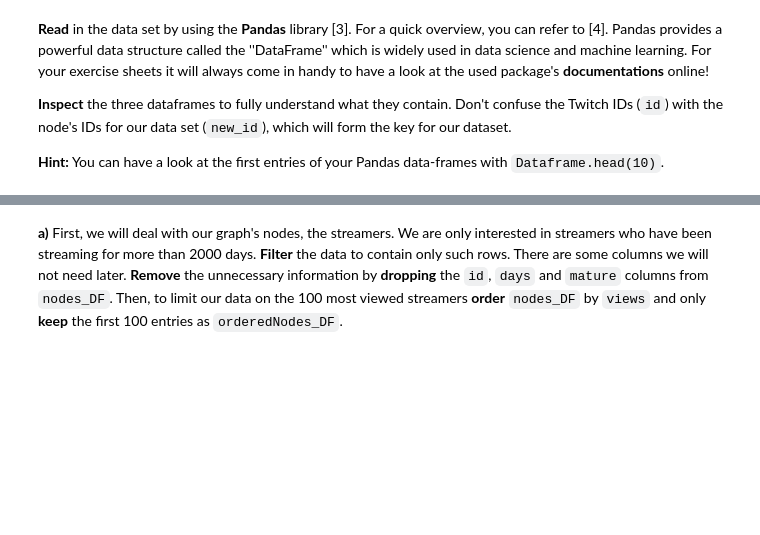
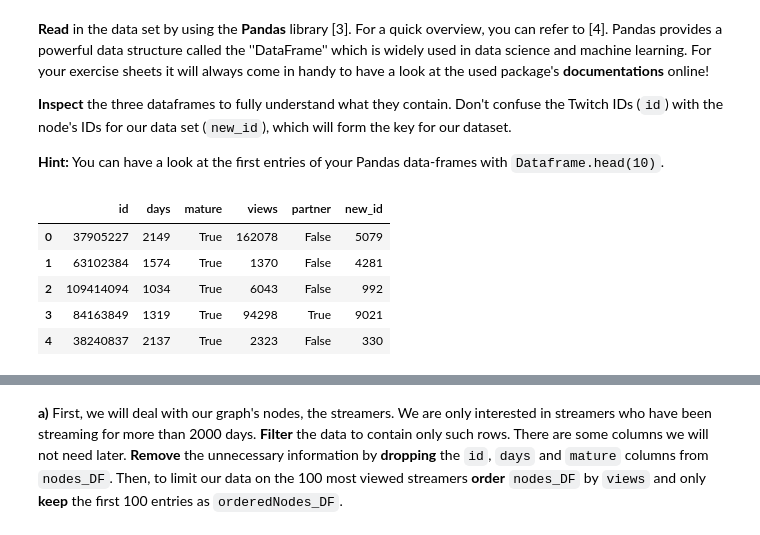
Before and after one commit to msskzx/socail-computing-assignments, a Jupyter notebook: ex01/Ex1_Intro_new.ipynb, the cells around one changed output, grey strips where cells are left out. Drawn from its saved outputs; the diff is of its cells as text; code cells hidden in the pictures; blank space fills up the shorter version.

```diff
--- a/ex01/Ex1_Intro_new.ipynb
+++ b/ex01/Ex1_Intro_new.ipynb
@@ -88,3 +109,12 @@ nodes_DF = pd.read_csv('musae_DE_target.csv')
 edges_DF = pd.read_csv('musae_DE_edges.csv')
 #Contains the names of the top 100 Twitch-streamer for their Twitch IDs.
 twitchNames_DF = pd.read_csv('TwitchIDList.csv')
+# %%
+nodes_DF.head()
+# %% [output]
+|  | id | days | mature | views | partner | new_id |
+| 0 | 37905227 | 2149 | True | 162078 | False | 5079 |
+| 1 | 63102384 | 1574 | True | 1370 | False | 4281 |
+| 2 | 109414094 | 1034 | True | 6043 | False | 992 |
+| 3 | 84163849 | 1319 | True | 94298 | True | 9021 |
+| 4 | 38240837 | 2137 | True | 2323 | False | 330 |
```
Also changed, not shown: parts of 21 cells of this notebook, 3 other files.
